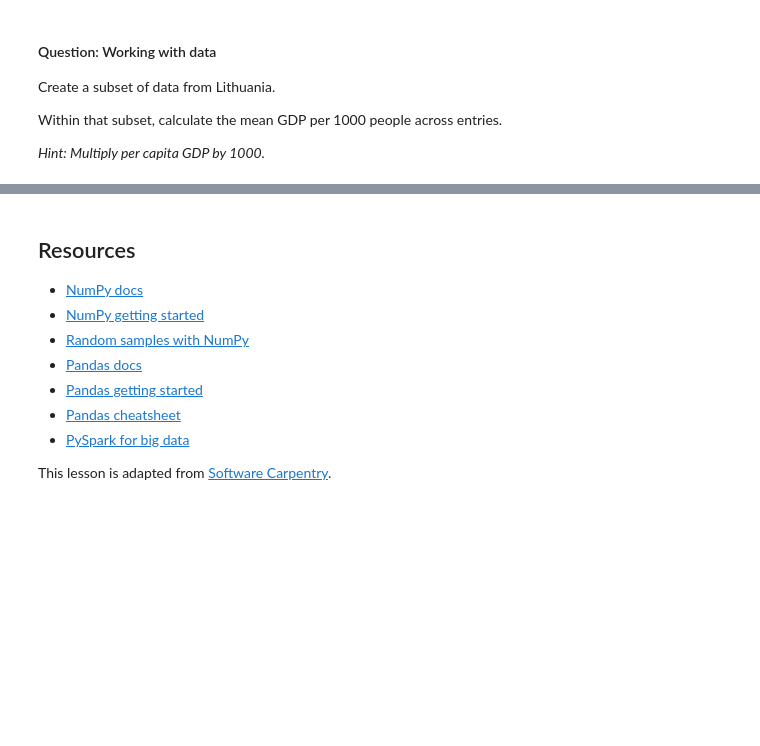
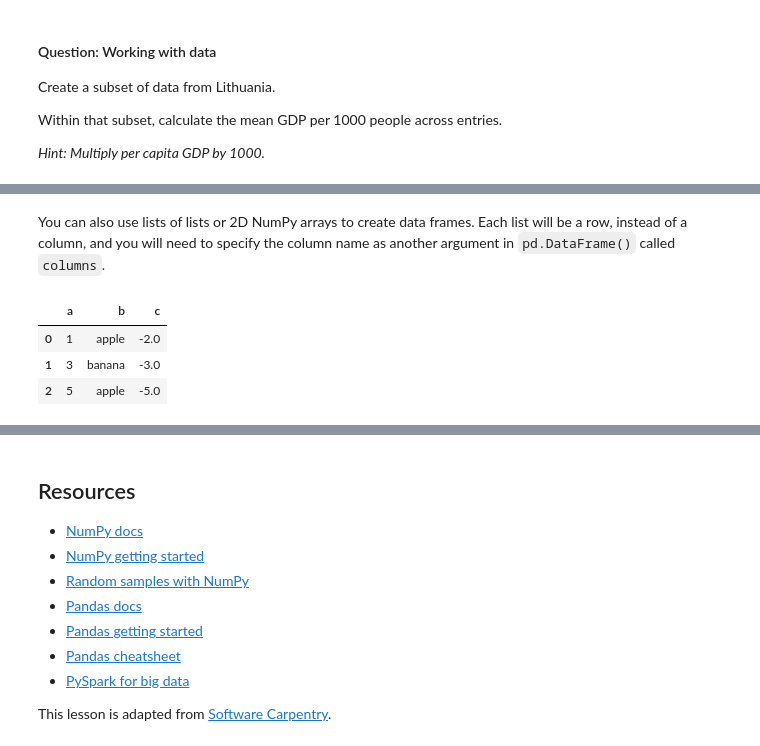
Before and after one commit to DeisData/python, a Jupyter notebook: sequential/numpy-pandas.ipynb, the cells around one changed output, grey strips where cells are left out. Saved outputs shown, nothing was run; the diff lists cells and outputs as text; code cells hidden in the pictures; blank space fills up the shorter version.

```diff
--- a/sequential/numpy-pandas.ipynb
+++ b/sequential/numpy-pandas.ipynb
@@ -459,0 +484,14 @@ Within that subset, calculate the mean GDP per 1000 people across entries.
+# %% [markdown]
+You can also use lists of lists or 2D NumPy arrays to create data frames. Each list will be a row, instead of a column, and you will need to specify the column name as another argument in `pd.DataFrame()` called `columns`.
+# %%
+data_list = [
+    [1, 'apple', -2.],
+    [3, 'banana', -3.],
+    [5, 'apple', -5.]
+]
+pd.DataFrame(data_list, columns=['a', 'b', 'c'])
+# %% [output]
+|  | a | b | c |
+| 0 | 1 | apple | -2.0 |
+| 1 | 3 | banana | -3.0 |
+| 2 | 5 | apple | -5.0 |
```
Also changed, not shown: parts of 15 cells of this notebook.
